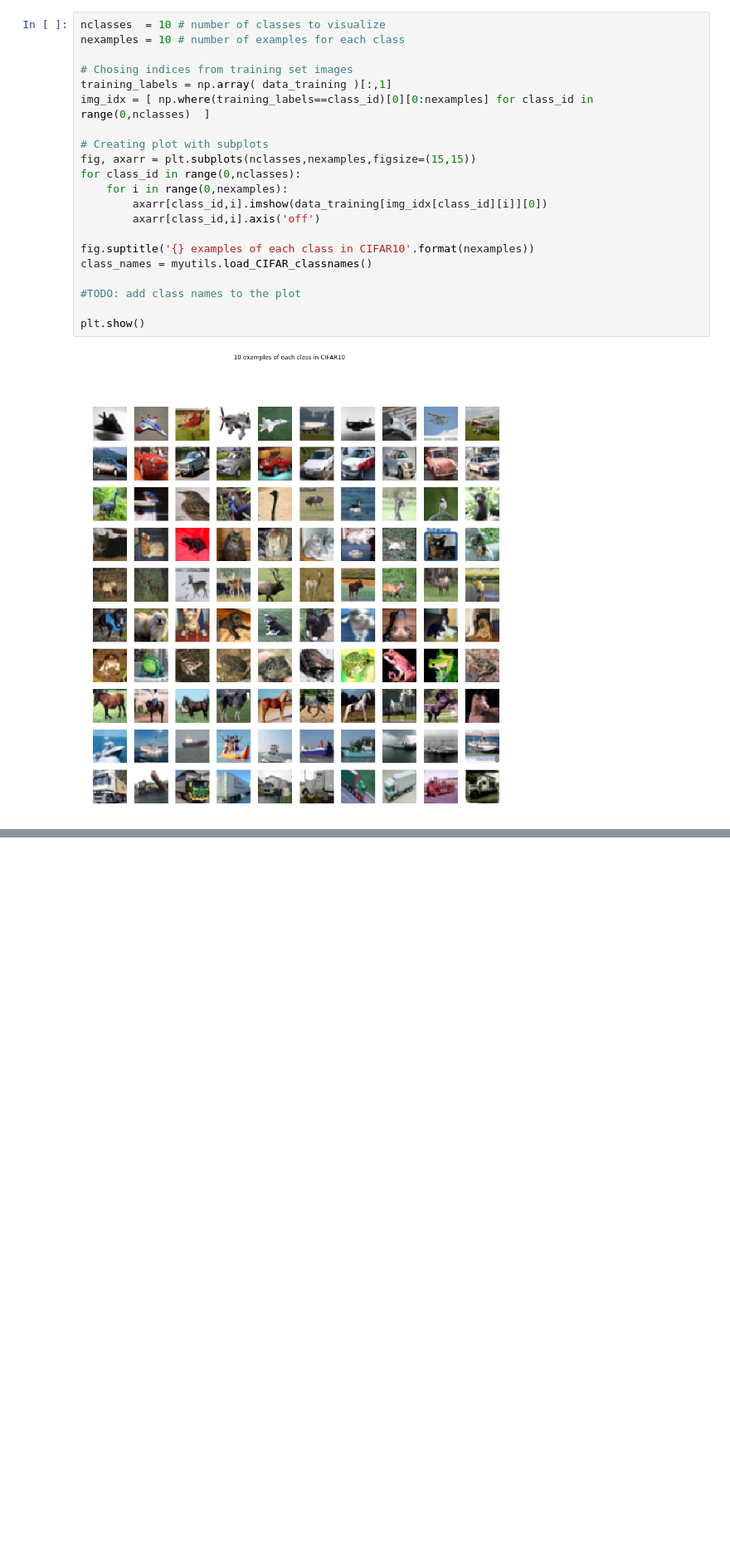
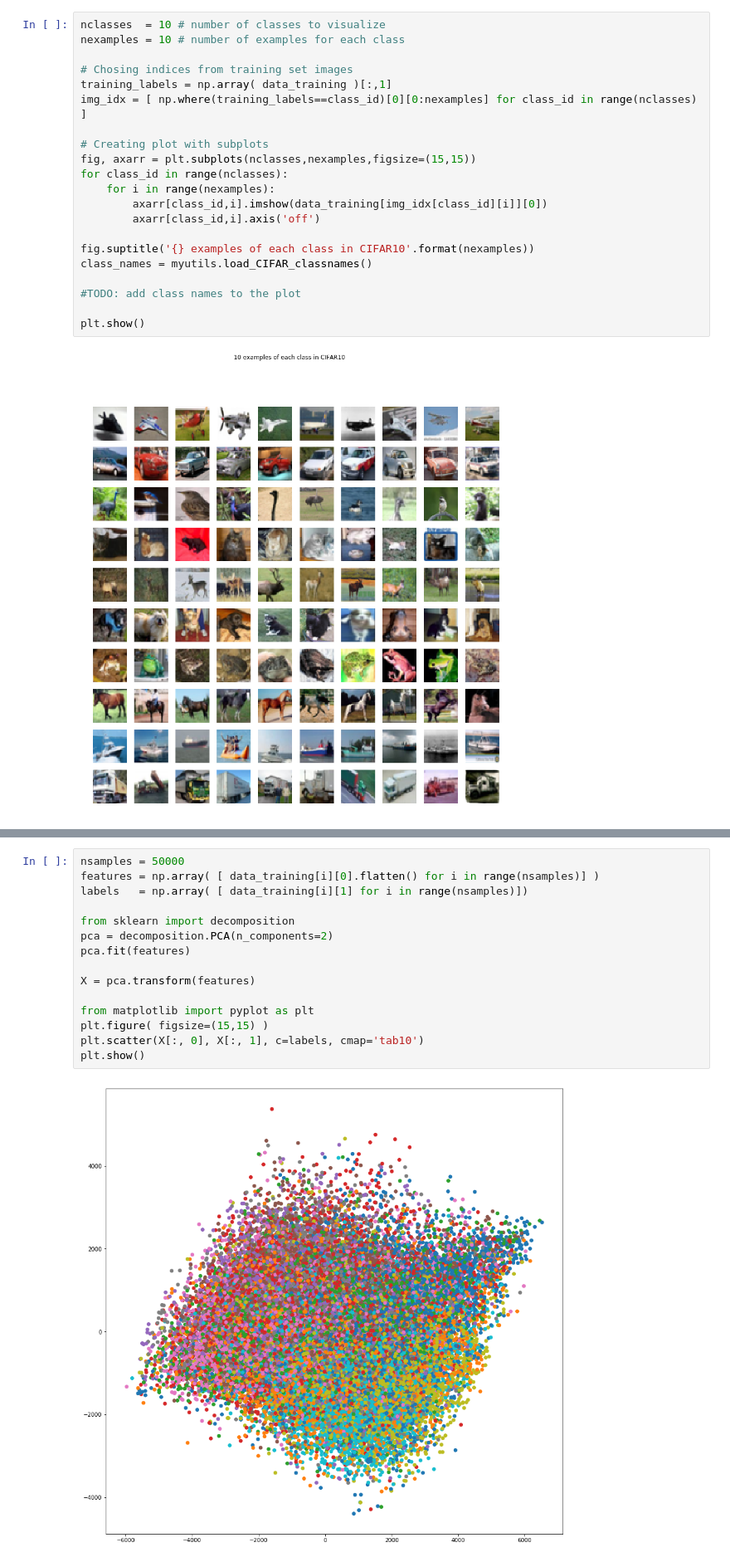
Before and after one commit to rnoxy/cifar10-cnn, a Jupyter notebook: CIFAR10-visualization.ipynb, the cells around one changed output, grey strips where cells are left out. Shown at 83% size. Cells and saved outputs as stored; diff of their text form; blank space fills up the shorter version.

Commit message:
added PCA 2d decomposition

```diff
--- a/CIFAR10-visualization.ipynb
+++ b/CIFAR10-visualization.ipynb
@@ -28,12 +28,12 @@ nexamples = 10 # number of examples for each class
 
 # Chosing indices from training set images
 training_labels = np.array( data_training )[:,1]
-img_idx = [ np.where(training_labels==class_id)[0][0:nexamples] for class_id in range(0,nclasses)  ]
+img_idx = [ np.where(training_labels==class_id)[0][0:nexamples] for class_id in range(nclasses)  ]
 
 # Creating plot with subplots
 fig, axarr = plt.subplots(nclasses,nexamples,figsize=(15,15))
-for class_id in range(0,nclasses):
-    for i in range(0,nexamples):
+for class_id in range(nclasses):
+    for i in range(nexamples):
         axarr[class_id,i].imshow(data_training[img_idx[class_id][i]][0])
         axarr[class_id,i].axis('off')
 
@@ -47,0 +50,17 @@ plt.show()
+# %%
+nsamples = 50000
+features = np.array( [ data_training[i][0].flatten() for i in range(nsamples)] )
+labels   = np.array( [ data_training[i][1] for i in range(nsamples)])
+
+from sklearn import decomposition
+pca = decomposition.PCA(n_components=2)
+pca.fit(features)
+
+X = pca.transform(features)
+
+from matplotlib import pyplot as plt
+plt.figure( figsize=(15,15) )
+plt.scatter(X[:, 0], X[:, 1], c=labels, cmap='tab10')
+plt.show()
+# %% [output]
+[figure, added]
```
Also changed, not shown: parts of 1 cell of this notebook, 1 other file.
